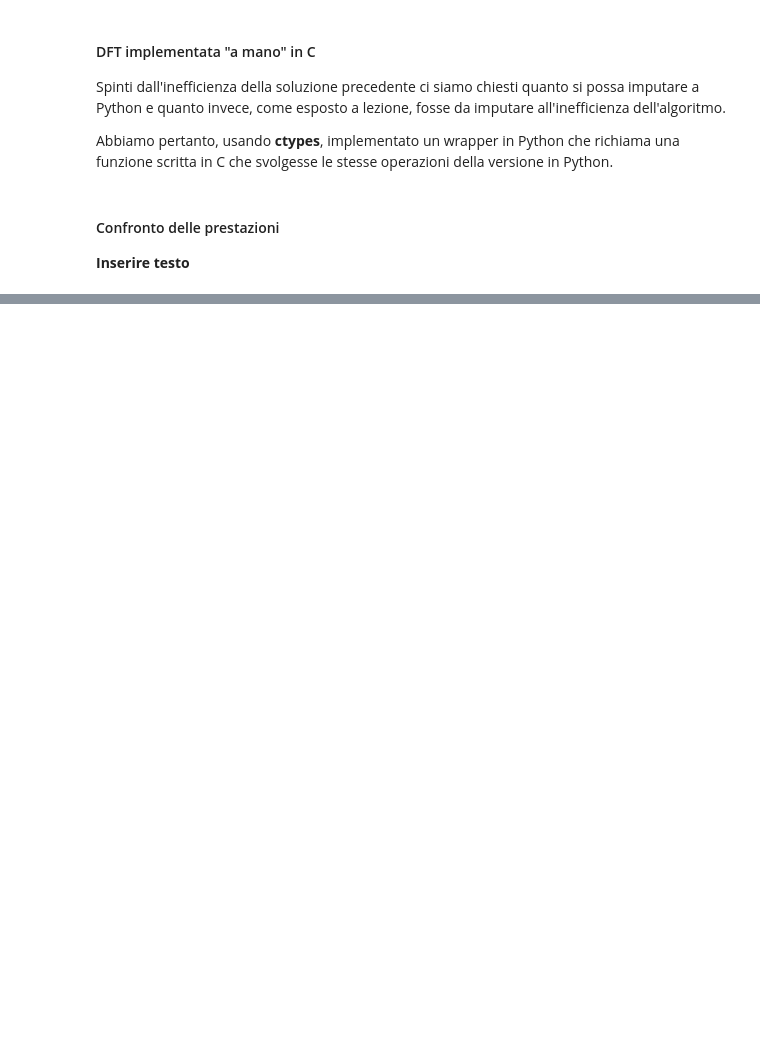
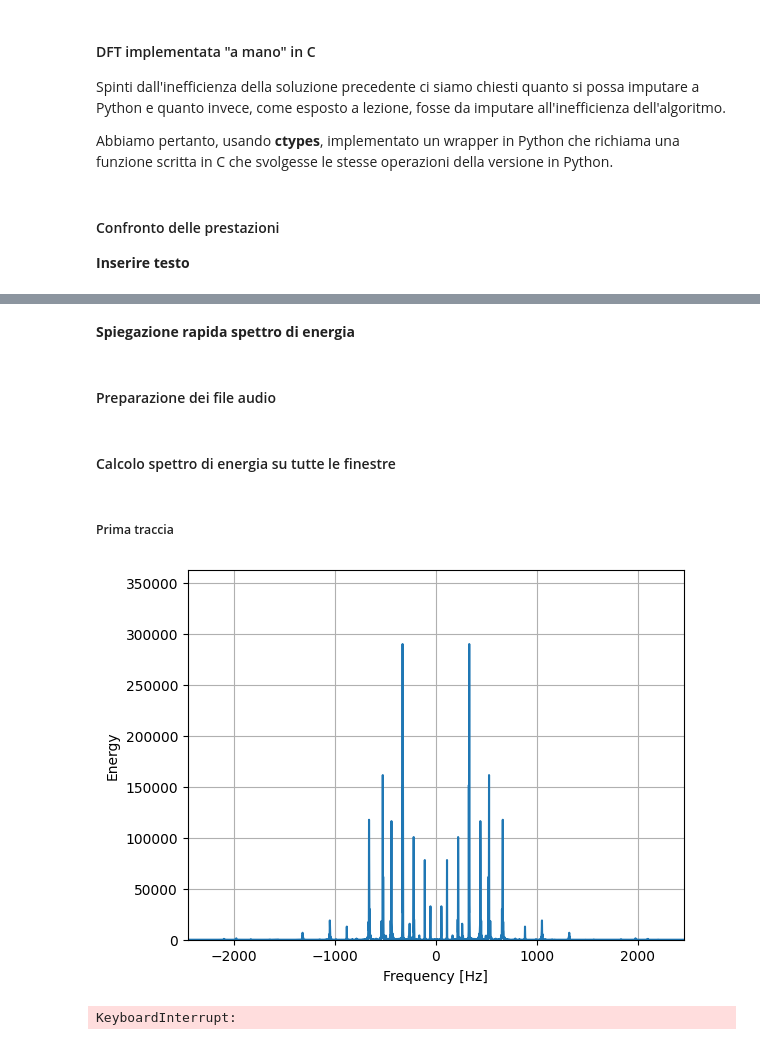
Before and after one commit to AlexF1789/homeworkTes, a Jupyter notebook: homework1/homework1.ipynb, the cells around one changed output, grey strips where cells are left out. Drawn from its saved outputs; the diff is of its cells as text; code cells hidden in the pictures; blank space fills up the shorter version.

Commit message:
Inizio implementazione spettri di energia

```diff
--- a/homework1/homework1.ipynb
+++ b/homework1/homework1.ipynb
@@ -117,0 +130,45 @@ plt.show()
+# %% [markdown]
+**Spiegazione rapida spettro di energia**
+# %% [markdown]
+#### Preparazione dei file audio
+# %%
+import time
+from IPython.display import clear_output
+#operazioni preliminari
+file_audio1 = str(os.path.join('input', 'Cornfield Chase.wav'))
+file_audio2 = str(os.path.join('input', 'Queen – Bohemian Rhapsody.wav'))
+
+audio1, fs1 = soundfile.read(file_audio1)
+audio1 = np.array(audio1[:, 0], dtype=np.float32)
+audio2, fs2 = soundfile.read(file_audio2)
+audio2 = np.array(audio2[:, 0], dtype=np.float32)
+
+len_finestra = 0.5
+N1 = int(fs1*len_finestra)
+N2 = int(fs2*len_finestra)
+
+Df1 = 1/(N1*1/fs1)
+Df2 = 1/(N2*1/fs2)
+x_axis1 = [x*Df1 for x in range(int(-N1/2),int(N1/2))]
+x_axis2 = [x*Df2 for x in range(int(-N2/2),int(N2/2))]
+# %% [markdown]
+#### Calcolo spettro di energia su tutte le finestre
+# %% [markdown]
+##### Prima traccia
+# %%
+for i in range(0,int(len(audio1)/N1)):
+    clear_output(wait=True)
+
+    energy_spectrum1 = np.power(np.abs(np.fft.fft(audio1[i*N1:i*N1 + N1])), 2)
+    max_freq_banda1 = max(tes.get_limite_banda(energy_spectrum1, Df1, 99), max_freq_banda1)
+
+    plt.plot(x_axis1, tes.shift(energy_spectrum1))
+    plt.grid(True)
+    plt.axis([-max_freq_banda1*1.25, max_freq_banda1*1.25, 0, 1.25 * np.max(energy_spectrum1)])
+    plt.xlabel("Frequency [Hz]")
+    plt.ylabel("Energy")
+    plt.show()
+    time.sleep(len_finestra)
+# %% [output]
+[figure, added]
+KeyboardInterrupt:
```
Also changed, not shown: parts of 6 cells of this notebook, 1 other file.
